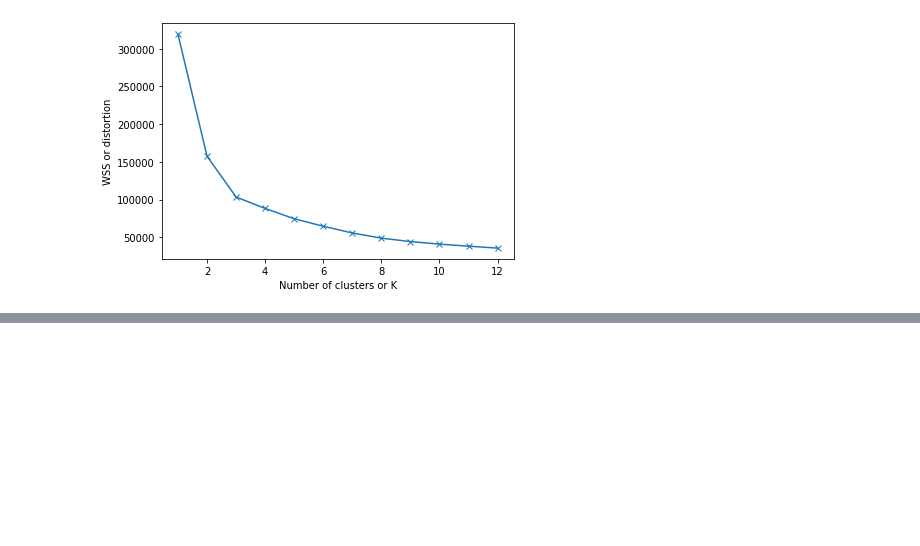
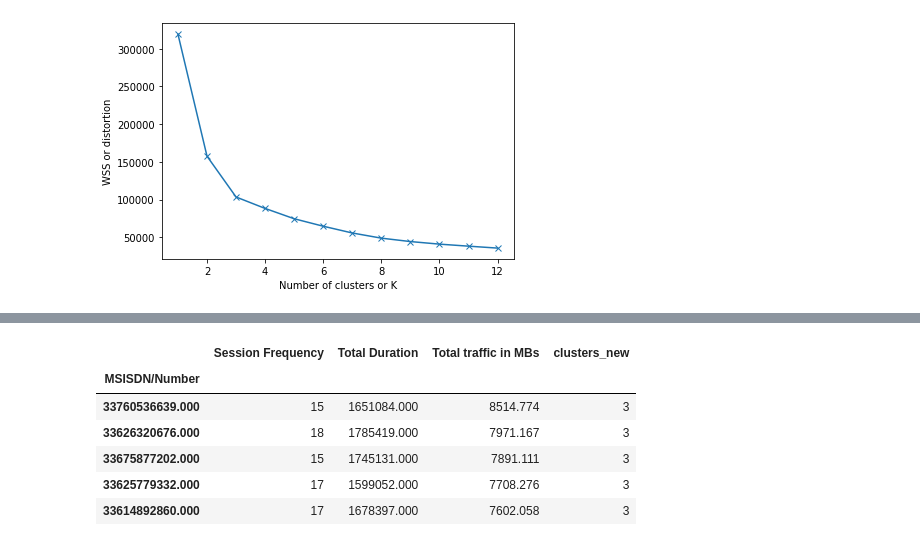
Before and after one commit to Micky373/Telecom_user_analytics, a Jupyter notebook: notebooks/user_engagement_analysis.ipynb, the cells around one changed output, grey strips where cells are left out. Cells and saved outputs as stored; diff of their text form; code cells hidden in the pictures; blank space fills up the shorter version.

```diff
--- a/notebooks/user_engagement_analysis.ipynb
+++ b/notebooks/user_engagement_analysis.ipynb
@@ -434,0 +465,14 @@ plt.show()
+# %%
+# Creating a new non_normalized data frame by adding our new cluster
+
+new_non_normalized_data = engagement_agg[features]
+new_non_normalized_data['clusters_new'] = new_clusters
+new_non_normalized_data.head(5)
+# %% [output]
+|  | Session Frequency | Total Duration | Total traffic in MBs | clusters_new |
+| MSISDN/Number |  |  |  |  |
+| 33760536639.000 | 15 | 1651084.000 | 8514.774 | 3 |
+| 33626320676.000 | 18 | 1785419.000 | 7971.167 | 3 |
+| 33675877202.000 | 15 | 1745131.000 | 7891.111 | 3 |
+| 33625779332.000 | 17 | 1599052.000 | 7708.276 | 3 |
+| 33614892860.000 | 17 | 1678397.000 | 7602.058 | 3 |
```
Also changed, not shown: parts of 5 cells of this notebook.
